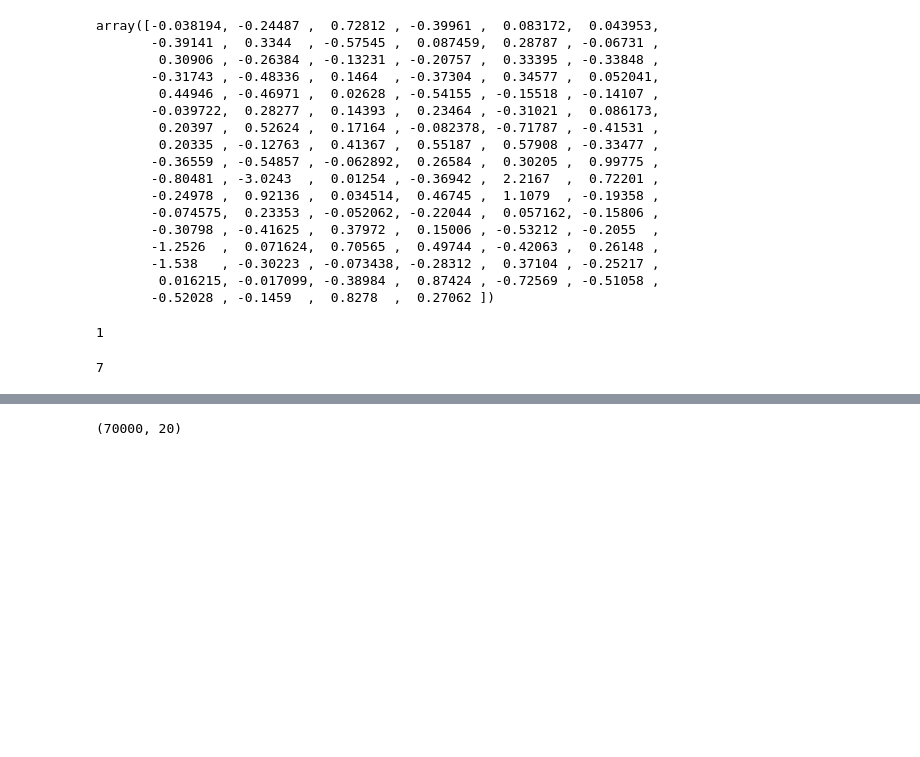
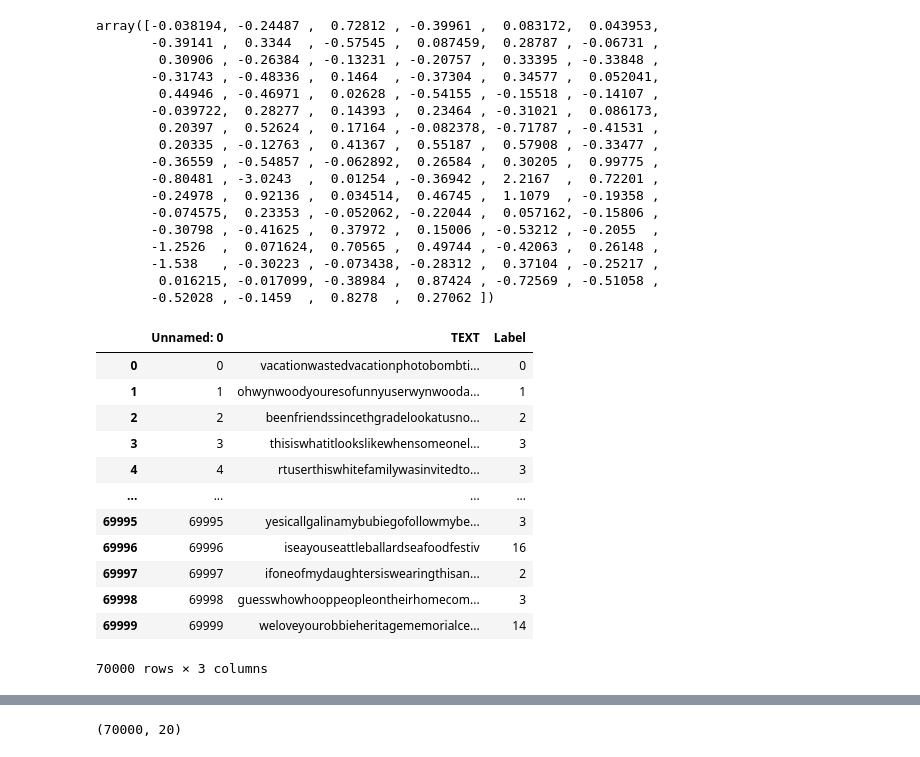
Before and after one commit to hammer-pp/Emoji-Translator, a Jupyter notebook: notebook/test.ipynb, the cells around one changed output, grey strips where cells are left out. Drawn from its saved outputs; the diff is of its cells as text; code cells hidden in the pictures; blank space fills up the shorter version.

```diff
--- a/notebook/test.ipynb
+++ b/notebook/test.ipynb
@@ -56,0 +96,5 @@ data['TEXT'][0]
+# %%
+def fix_repeat(text):
+    return re.sub(r'(.)\\1{2,}', r'\\1\\1', text)
+
+data['TEXT'] = data['TEXT'].apply(fix_repeat)
@@ -57,3 +103,12 @@ data['TEXT'][0]
+# %%
+from nltk.corpus import stopwords
+stop_words = set(stopwords.words('english'))
+
+def remove_stopwords(text):
+    tokens = text.split()
+    return ' '.join([word for word in tokens if word not in stop_words])
+
+data['TEXT'] = data['TEXT'].apply(remove_stopwords)
 # %%
 stemmer=PorterStemmer()
 lemmatizer=WordNetLemmatizer()
@@ -67,16 +122,10 @@ spell = Speller(lang='en')
 stemmer = PorterStemmer()
 stop_words = set(stopwords.words('english'))
 
-def preprocess(text):
-    text = re.sub(r'[^a-zA-Z]', ' ', text)
-    text = spell(text)  # ใช้ autocorrect ที่เร็วกว่า
+def full_clean(text):
+    tokens = text.split()
+    tokens = [w for w in tokens if w not in stopwords.words('english')]
+    tokens = [stemmer.stem(w) for w in tokens]
+    return ' '.join(tokens)
 
-    tokens = text.lower().split()
-
-    filtered_words = [
-        stemmer.stem(word) for word in tokens if word not in stop_words
-    ]
-
-    return ' '.join(filtered_words)
+data['TEXT'] = data['TEXT'].apply(full_clean)
-# %%
-data['TEXT']= data['TEXT'].apply(preprocess)
@@ -150,6 +197,22 @@ array([-0.038194, -0.24487 ,  0.72812 , -0.39961 ,  0.083172,  0.043953,
        -1.538   , -0.30223 , -0.073438, -0.28312 ,  0.37104 , -0.25217 ,
         0.016215, -0.017099, -0.38984 ,  0.87424 , -0.72569 , -0.51058 ,
        -0.52028 , -0.1459  ,  0.8278  ,  0.27062 ])
+# %%
+data
+# %% [output]
+|  | Unnamed: 0 | TEXT | Label |
+| 0 | 0 | vacationwastedvacationphotobombti... | 0 |
+| 1 | 1 | ohwynwoodyouresofunnyuserwynwooda... | 1 |
+| 2 | 2 | beenfriendssincethgradelookatusno... | 2 |
+| 3 | 3 | thisiswhatitlookslikewhensomeonel... | 3 |
+| 4 | 4 | rtuserthiswhitefamilywasinvitedto... | 3 |
+| ... | ... | ... | ... |
+| 69995 | 69995 | yesicallgalinamybubiegofollowmybe... | 3 |
+| 69996 | 69996 | iseayouseattleballardseafoodfestiv | 16 |
+| 69997 | 69997 | ifoneofmydaughtersiswearingthisan... | 2 |
+| 69998 | 69998 | guesswhowhooppeopleontheirhomecom... | 3 |
+| 69999 | 69999 | weloveyourobbieheritagememorialce... | 14 |
+70000 rows × 3 columns
 # %%
 def get_maxlen(data):
     maxlen = 0
@@ -164,14 +229,6 @@ import pickle
 with open('../src/tokenizer.pkl', 'wb') as file:
     pickle.dump(tokenizer, file)
 word2index = tokenizer.word_index
-# %%
-word2index['the']
-# %% [output]
-1
-# %%
-word2index['and']
-# %% [output]
-7
 # %%
 Xtokens = tokenizer.texts_to_sequences(X)
 maxlen = get_maxlen(Xtokens)
```
Also changed, not shown: parts of 48 cells of this notebook, 4 other files.
